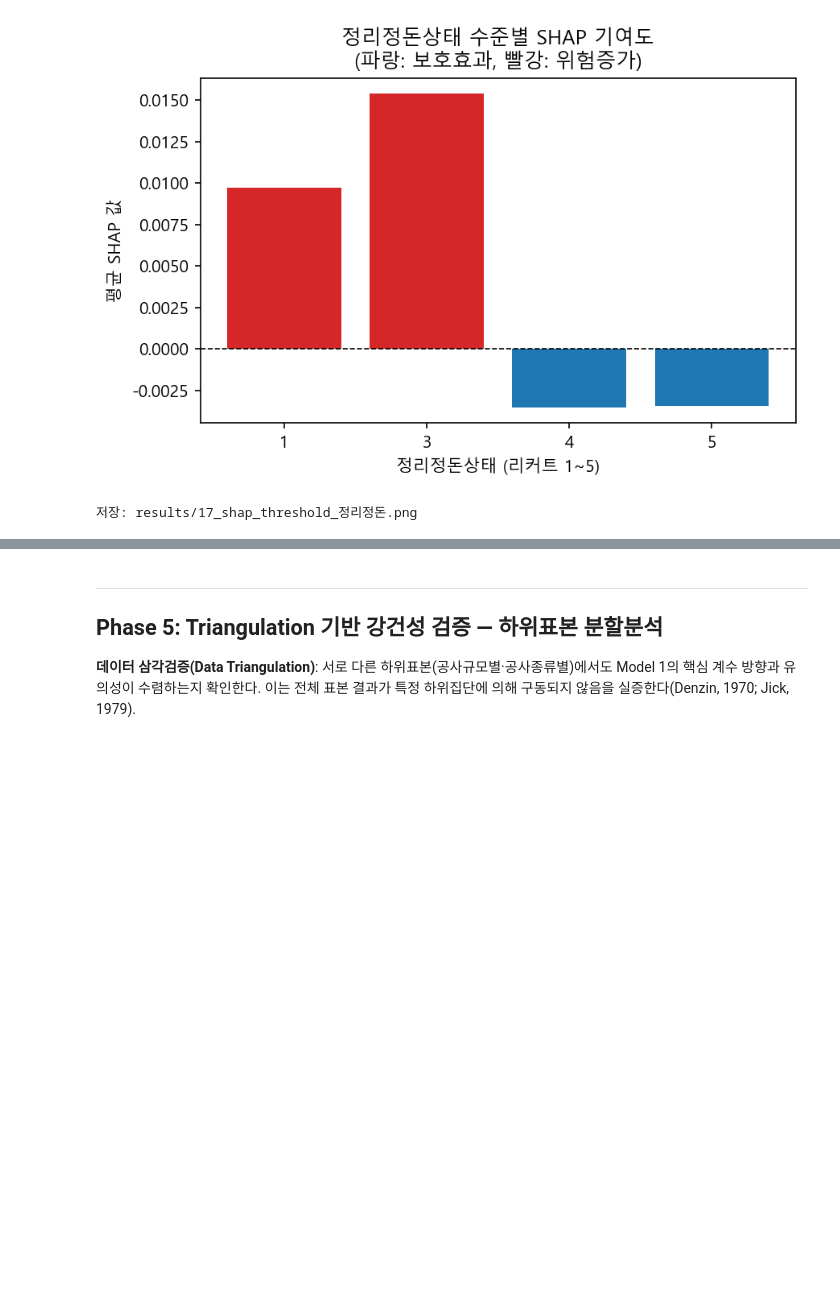
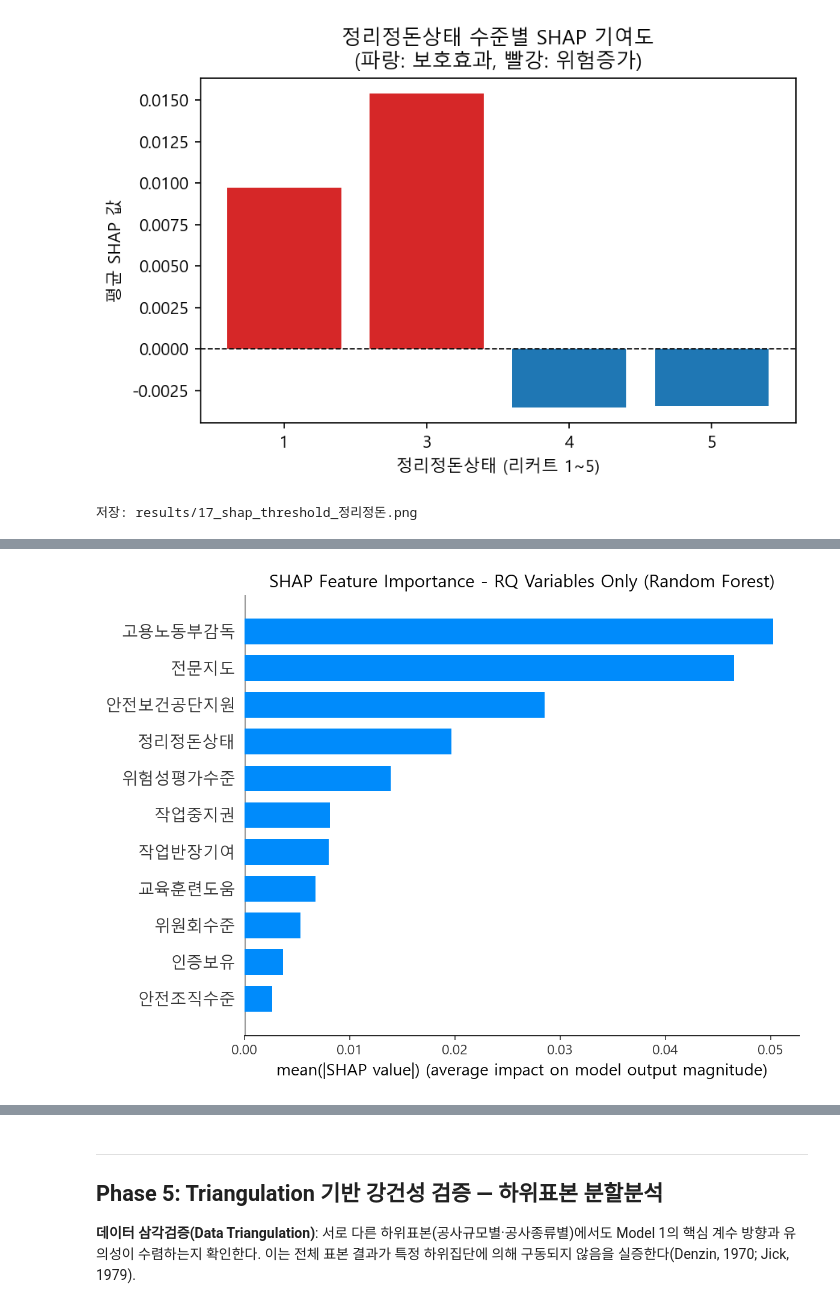
Before and after one commit to geonumul/construction_new, a Jupyter notebook: notebooks/02_데이터분석_executed.ipynb, the cells around one changed output, grey strips where cells are left out. Cells and saved outputs as stored; diff of their text form; code cells hidden in the pictures; blank space fills up the shorter version.

Commit message:
chore: Subset SHAP 노트북 재실행 — 결과물 4개 results/ 반영

```diff
--- a/notebooks/02_데이터분석_executed.ipynb
+++ b/notebooks/02_데이터분석_executed.ipynb
@@ -1677,0 +1735,34 @@ print('저장: results/17_shap_threshold_정리정돈.png')
+# %%
+# Subset SHAP - (2) TreeExplainer 산출 + mean|SHAP| 순위표
+final_model_rq = best_pipe_rq.named_steps['model']
+explainer_rq   = shap.TreeExplainer(final_model_rq)
+shap_values_rq = explainer_rq.shap_values(X_test_rq)
+
+# class=1 기준으로 일관 처리 (기존 cell과 동일 로직)
+if isinstance(shap_values_rq, list):
+    shap_target_rq = shap_values_rq[1]
+elif shap_values_rq.ndim == 3:
+    shap_target_rq = shap_values_rq[:, :, 1]
+else:
+    shap_target_rq = shap_values_rq
+
+if shap_target_rq.shape[1] > X_test_rq.shape[1]:
+    shap_target_rq = shap_target_rq[:, :X_test_rq.shape[1]]
+
+shap_mean_rq = np.abs(shap_target_rq).mean(axis=0)
+shap_imp_rq  = pd.DataFrame({
+    '변수명':     RQ_FEATURES,
+    'mean|SHAP|': shap_mean_rq,
+    '변수 유형':  [RQ_TYPE_MAP[v] for v in RQ_FEATURES],
+}).sort_values('mean|SHAP|', ascending=False).reset_index(drop=True)
+shap_imp_rq.index = range(1, len(shap_imp_rq) + 1)
+shap_imp_rq.index.name = '순위'
+
+shap_imp_rq.to_csv('../results/13b_shap_rq_only_ranking.csv',
+                   encoding='utf-8-sig')
+
+print("[RQ 변수 SHAP 순위 - Top 11]")
+print(f"{'순위':<4} | {'변수명':<10} | {'mean|SHAP|':<10} | {'변수 유형':<6}")
+print("-" * 48)
+for rank, row in shap_imp_rq.iterrows():
+    print(f"{rank:<4} | {row['변수명']:<10} | {row['mean|SHAP|']:.4f}     | {row['변수 유형']}")
@@ -1677,0 +1784,13 @@ print('저장: results/17_shap_threshold_정리정돈.png')
+# %%
+# Subset SHAP - (3) Bar Plot (RQ 11개)
+plt.figure(figsize=(10, 7))
+shap.summary_plot(shap_target_rq, X_test_rq,
+                  plot_type="bar", show=False, max_display=11)
+plt.title("SHAP Feature Importance - RQ Variables Only (Random Forest)",
+          fontsize=14)
+plt.tight_layout()
+plt.savefig('../results/13b_shap_bar_rq_only.png',
+            dpi=150, bbox_inches='tight')
+plt.show()
+# %% [output]
+[figure, added]
```
Also changed, not shown: parts of 13 cells of this notebook, 7 other files.
